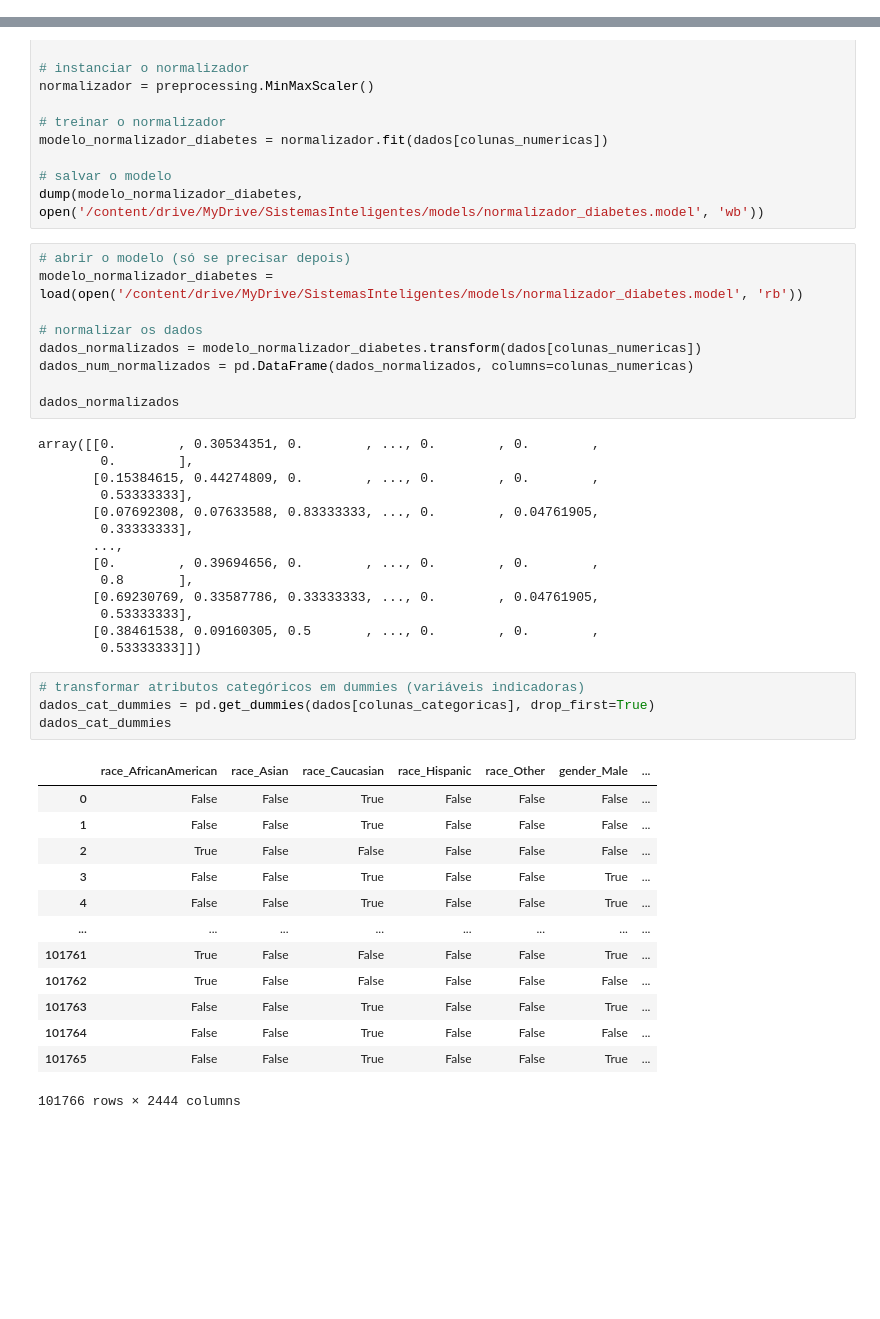
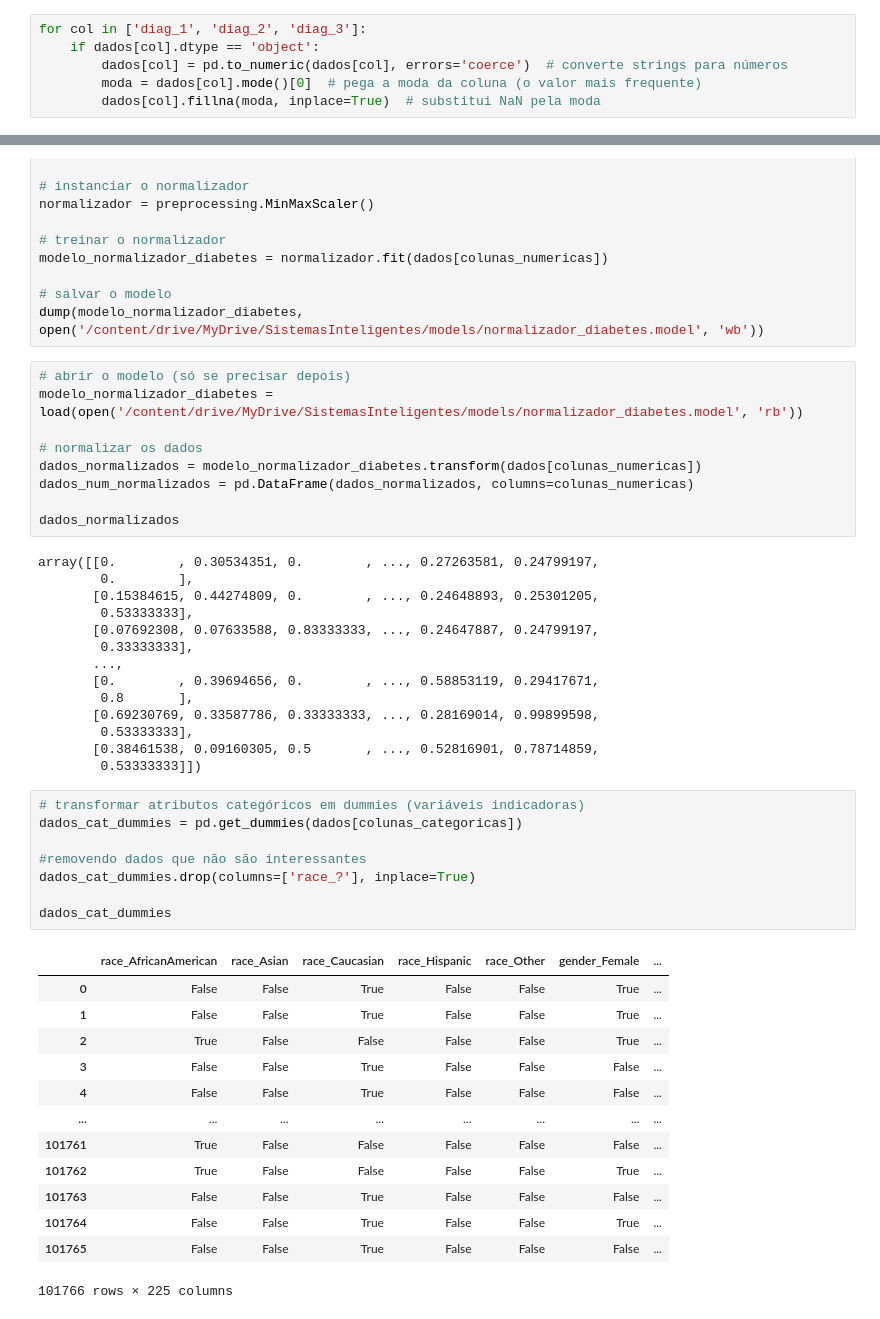
Before and after one commit to spooky662/sistemas-inteligentes-trabalho, a Jupyter notebook: diabetes.ipynb, the cells around one changed output, grey strips where cells are left out. Drawn from its saved outputs; the diff is of its cells as text; blank space fills up the shorter version.

```diff
--- a/diabetes.ipynb
+++ b/diabetes.ipynb
@@ -98,3 +98,9 @@ dados['medical_specialty'] = dados['medical_specialty'].replace('?', np.nan)
 
 # Substituir os NaN pela moda
 dados['medical_specialty'] = dados['medical_specialty'].fillna(dados['medical_specialty'].mode()[0])
+# %%
+for col in ['diag_1', 'diag_2', 'diag_3']:
+    if dados[col].dtype == 'object':
+        dados[col] = pd.to_numeric(dados[col], errors='coerce')  # converte strings para números
+        moda = dados[col].mode()[0]  # pega a moda da coluna (o valor mais frequente)
+        dados[col].fillna(moda, inplace=True)  # substitui NaN pela moda
@@ -132,34 +145,38 @@ dados_num_normalizados = pd.DataFrame(dados_normalizados, columns=colunas_numeri
 
 dados_normalizados
 # %% [output]
-array([[0.        , 0.30534351, 0.        , ..., 0.        , 0.        ,
+array([[0.        , 0.30534351, 0.        , ..., 0.27263581, 0.24799197,
         0.        ],
-       [0.15384615, 0.44274809, 0.        , ..., 0.        , 0.        ,
+       [0.15384615, 0.44274809, 0.        , ..., 0.24648893, 0.25301205,
         0.53333333],
-       [0.07692308, 0.07633588, 0.83333333, ..., 0.        , 0.04761905,
+       [0.07692308, 0.07633588, 0.83333333, ..., 0.24647887, 0.24799197,
         0.33333333],
        ...,
-       [0.        , 0.39694656, 0.        , ..., 0.        , 0.        ,
+       [0.        , 0.39694656, 0.        , ..., 0.58853119, 0.29417671,
         0.8       ],
-       [0.69230769, 0.33587786, 0.33333333, ..., 0.        , 0.04761905,
+       [0.69230769, 0.33587786, 0.33333333, ..., 0.28169014, 0.99899598,
         0.53333333],
-       [0.38461538, 0.09160305, 0.5       , ..., 0.        , 0.        ,
+       [0.38461538, 0.09160305, 0.5       , ..., 0.52816901, 0.78714859,
         0.53333333]])
 # %%
 # transformar atributos categóricos em dummies (variáveis indicadoras)
-dados_cat_dummies = pd.get_dummies(dados[colunas_categoricas], drop_first=True)
+dados_cat_dummies = pd.get_dummies(dados[colunas_categoricas])
+
+#removendo dados que não são interessantes
+dados_cat_dummies.drop(columns=['race_?'], inplace=True)
+
 dados_cat_dummies
 # %% [output]
-|  | race_AfricanAmerican | race_Asian | race_Caucasian | race_Hispanic | race_Other | gender_Male | ... |
-| 0 | False | False | True | False | False | False | ... |
-| 1 | False | False | True | False | False | False | ... |
-| 2 | True | False | False | False | False | False | ... |
-| 3 | False | False | True | False | False | True | ... |
-| 4 | False | False | True | False | False | True | ... |
+|  | race_AfricanAmerican | race_Asian | race_Caucasian | race_Hispanic | race_Other | gender_Female | ... |
+| 0 | False | False | True | False | False | True | ... |
+| 1 | False | False | True | False | False | True | ... |
+| 2 | True | False | False | False | False | True | ... |
+| 3 | False | False | True | False | False | False | ... |
+| 4 | False | False | True | False | False | False | ... |
 | ... | ... | ... | ... | ... | ... | ... | ... |
-| 101761 | True | False | False | False | False | True | ... |
-| 101762 | True | False | False | False | False | False | ... |
-| 101763 | False | False | True | False | False | True | ... |
-| 101764 | False | False | True | False | False | False | ... |
-| 101765 | False | False | True | False | False | True | ... |
+| 101761 | True | False | False | False | False | False | ... |
+| 101762 | True | False | False | False | False | True | ... |
+| 101763 | False | False | True | False | False | False | ... |
+| 101764 | False | False | True | False | False | True | ... |
+| 101765 | False | False | True | False | False | False | ... |
-101766 rows × 2444 columns
+101766 rows × 225 columns
```
Also changed, not shown: parts of 21 cells of this notebook.
